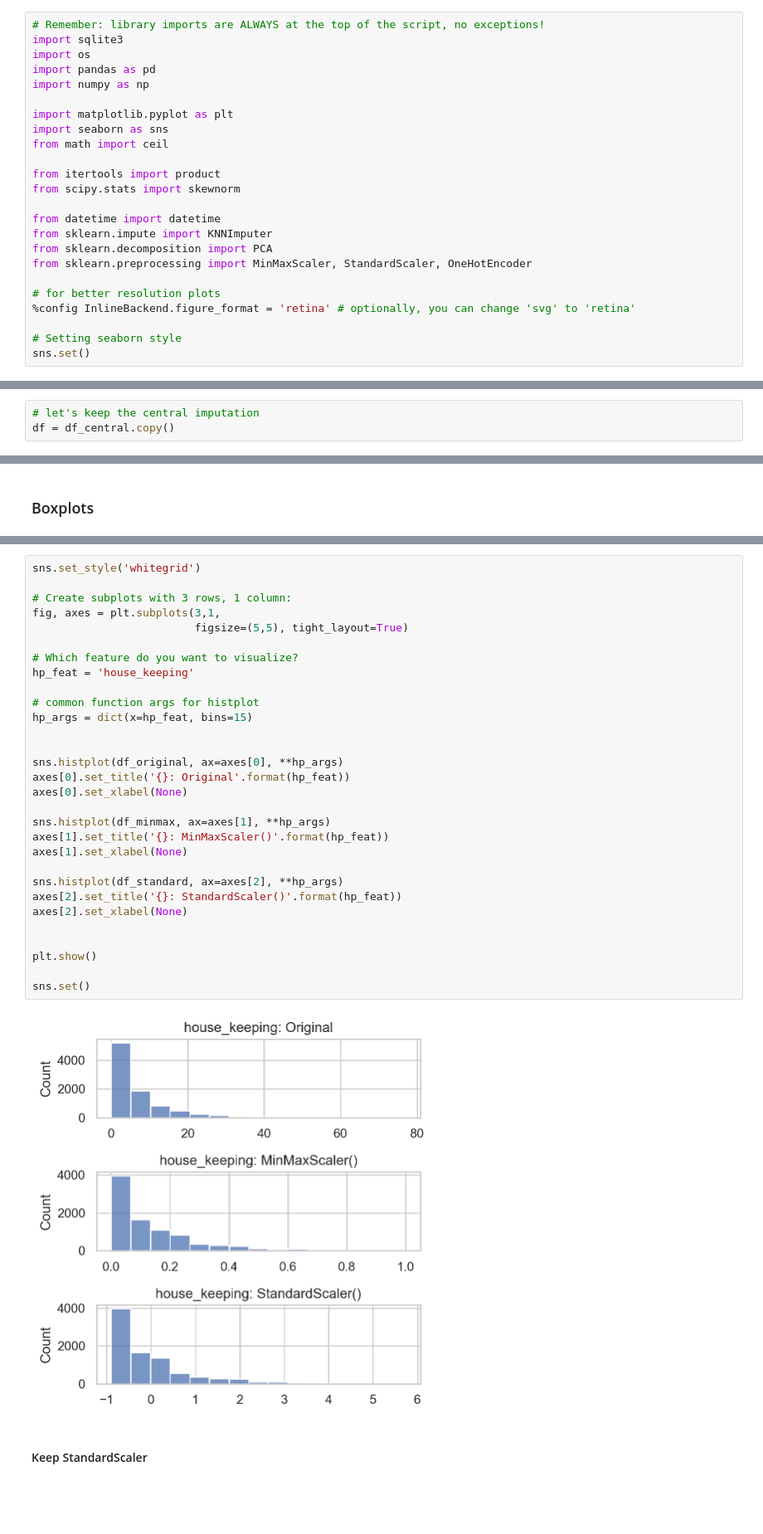
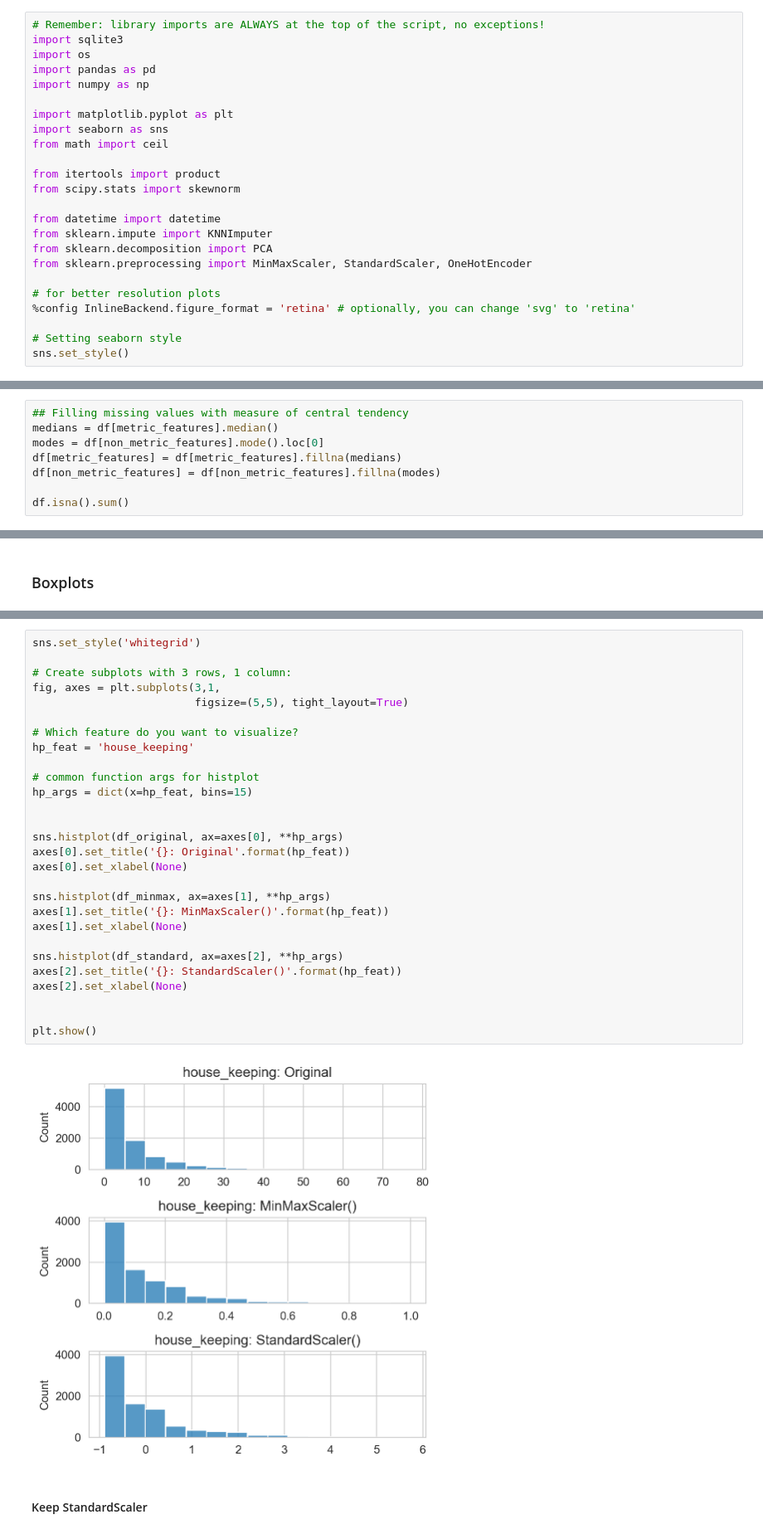
Before and after one commit to anacaleiro/Priv_DM2627, a Jupyter notebook: notebooks_solutions/lab07_data_preprocess_sol.ipynb, the cells around one changed output, grey strips where cells are left out. Shown at 83% size. Drawn from its saved outputs; the diff is of its cells as text; blank space fills up the shorter version.

```diff
--- a/notebooks_solutions/lab07_data_preprocess_sol.ipynb
+++ b/notebooks_solutions/lab07_data_preprocess_sol.ipynb
@@ -37,7 +37,7 @@ from sklearn.preprocessing import MinMaxScaler, StandardScaler, OneHotEncoder
 %config InlineBackend.figure_format = 'retina' # optionally, you can change 'svg' to 'retina'
 
 # Setting seaborn style
-sns.set()
+sns.set_style()
 # %% [markdown]
 # Context
 The data we will be using through the pratical classes comes from a small relational database whose schema can be seen below:
@@ -227,3 +148,0 @@ dtype: int64
-# %%
-# let's keep the central imputation
-df = df_central.copy()
@@ -549,0 +151,8 @@ This is an iterative process. It is likely you will change your preprocessing st
+# %%
+## Filling missing values with measure of central tendency
+medians = df[metric_features].median()
+modes = df[non_metric_features].mode().loc[0]
+df[metric_features] = df[metric_features].fillna(medians)
+df[non_metric_features] = df[non_metric_features].fillna(modes)
+
+df.isna().sum()
@@ -989,35 +669,33 @@ What about histograms?
 # %%
 sns.set_style('whitegrid')
 
 # Create subplots with 3 rows, 1 column:
 fig, axes = plt.subplots(3,1,
                          figsize=(5,5), tight_layout=True)
 
 # Which feature do you want to visualize?
 hp_feat = 'house_keeping'
 
 # common function args for histplot
 hp_args = dict(x=hp_feat, bins=15)
 
 
 sns.histplot(df_original, ax=axes[0], **hp_args)
 axes[0].set_title('{}: Original'.format(hp_feat))
 axes[0].set_xlabel(None)
 
 sns.histplot(df_minmax, ax=axes[1], **hp_args)
 axes[1].set_title('{}: MinMaxScaler()'.format(hp_feat))
 axes[1].set_xlabel(None)
 
 sns.histplot(df_standard, ax=axes[2], **hp_args)
 axes[2].set_title('{}: StandardScaler()'.format(hp_feat))
 axes[2].set_xlabel(None)
 
 
 plt.show()
-
-sns.set()
 # %% [output]
-[figure, old version]
+[figure, new version]
 # %% [markdown]
 #### Keep StandardScaler
 # %%
```
Also changed, not shown: parts of 68 cells of this notebook, 1 other file.
